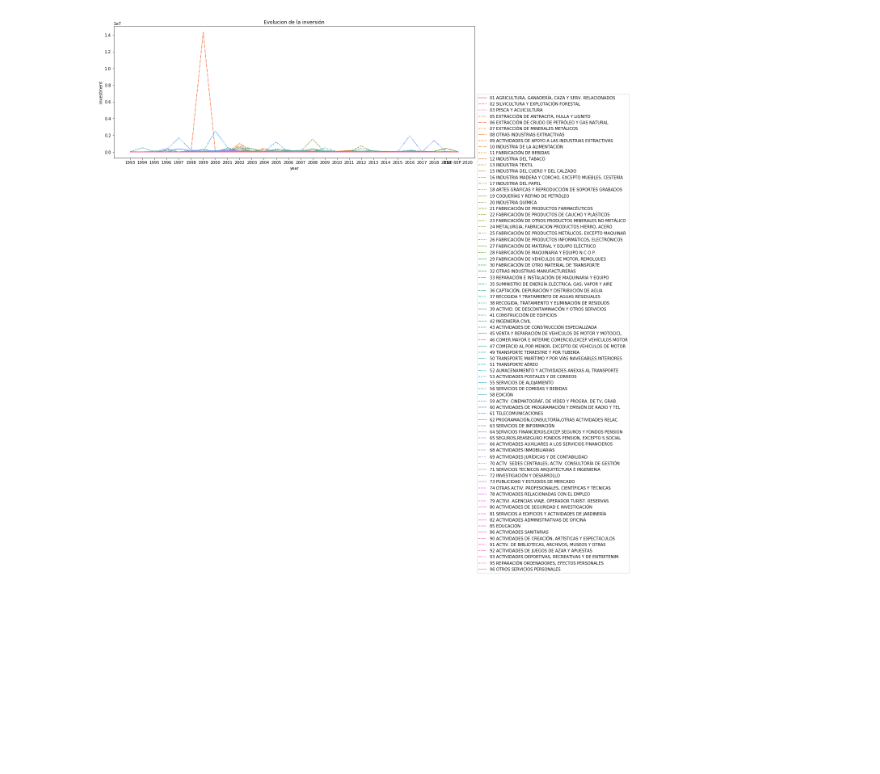
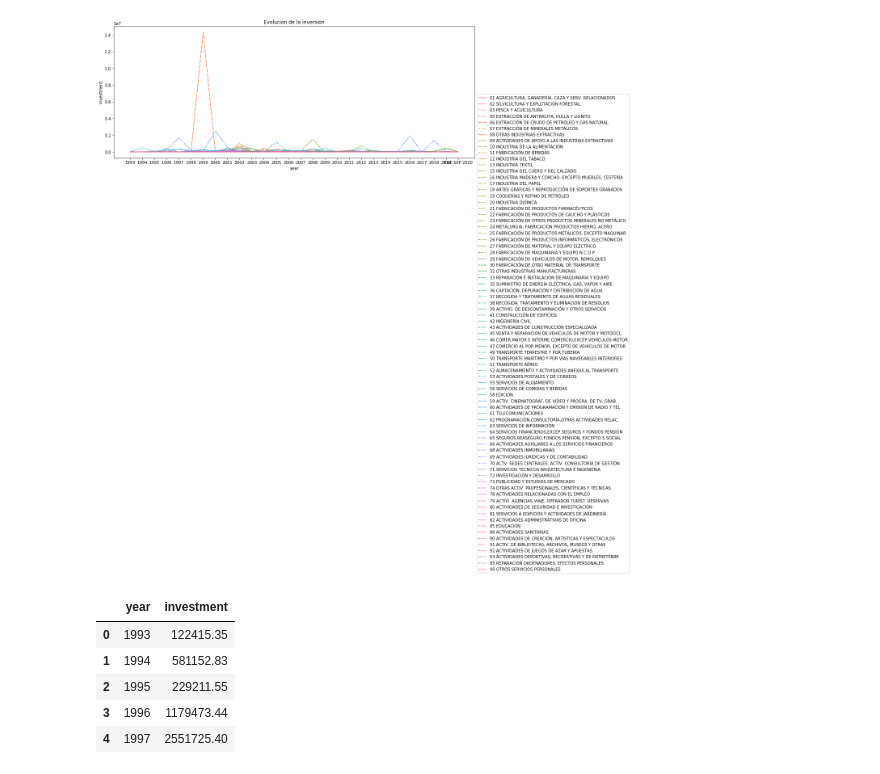
Before and after one commit to Afri-cola/Kschool-TFM, a Jupyter notebook: Inversion española en LATAM.ipynb, the cells around one changed output. Drawn from its saved outputs; the diff is of its cells as text; code cells hidden in the pictures; blank space fills up the shorter version.

```diff
--- a/Inversion española en LATAM.ipynb
+++ b/Inversion española en LATAM.ipynb
@@ -213,0 +216,10 @@ lr = LinearRegression()
+# %%
+df_arg_sum = df_arg_3.groupby('year')['investment'].sum().reset_index()
+df_arg_sum.head()
+# %% [output]
+|  | year | investment |
+| 0 | 1993 | 122415.35 |
+| 1 | 1994 | 581152.83 |
+| 2 | 1995 | 229211.55 |
+| 3 | 1996 | 1179473.44 |
+| 4 | 1997 | 2551725.40 |
```
Also changed, not shown: parts of 9 cells of this notebook.
